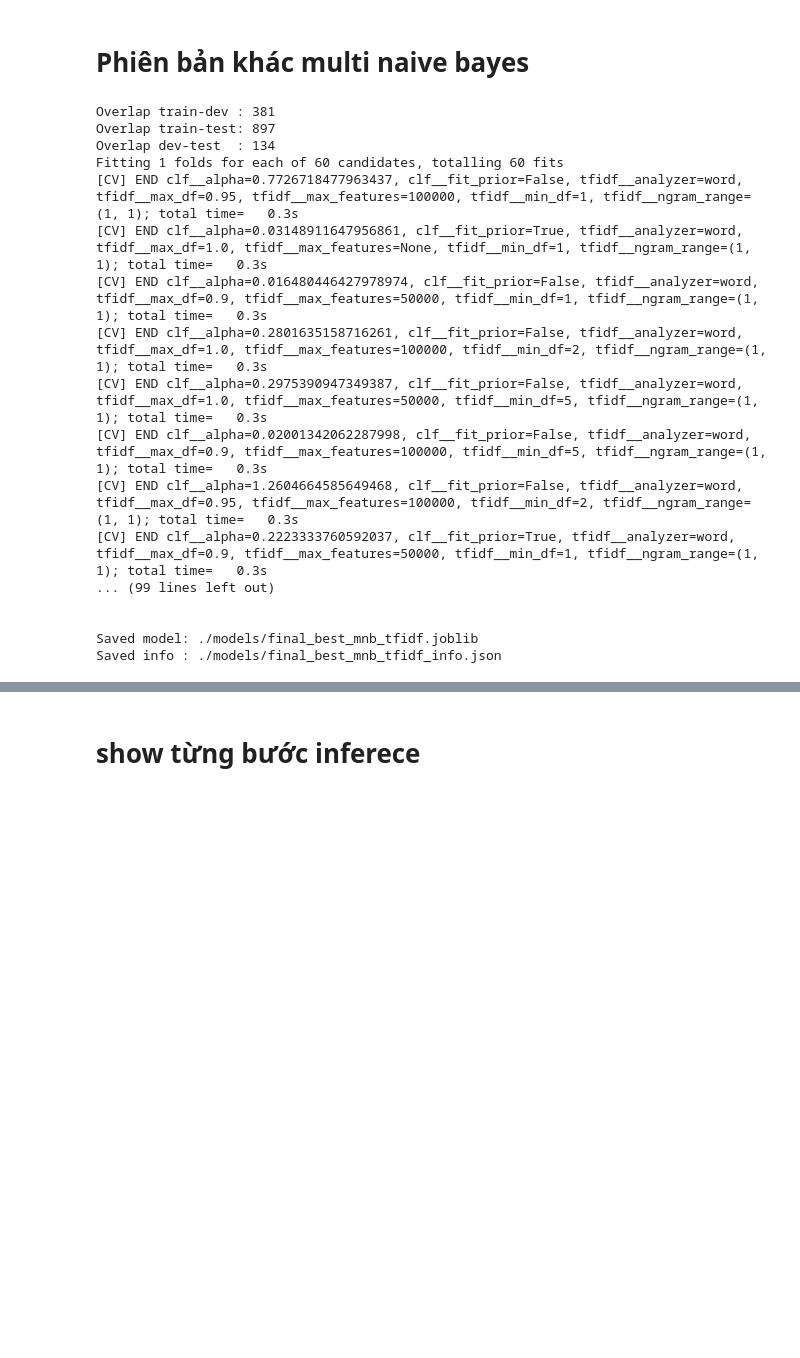
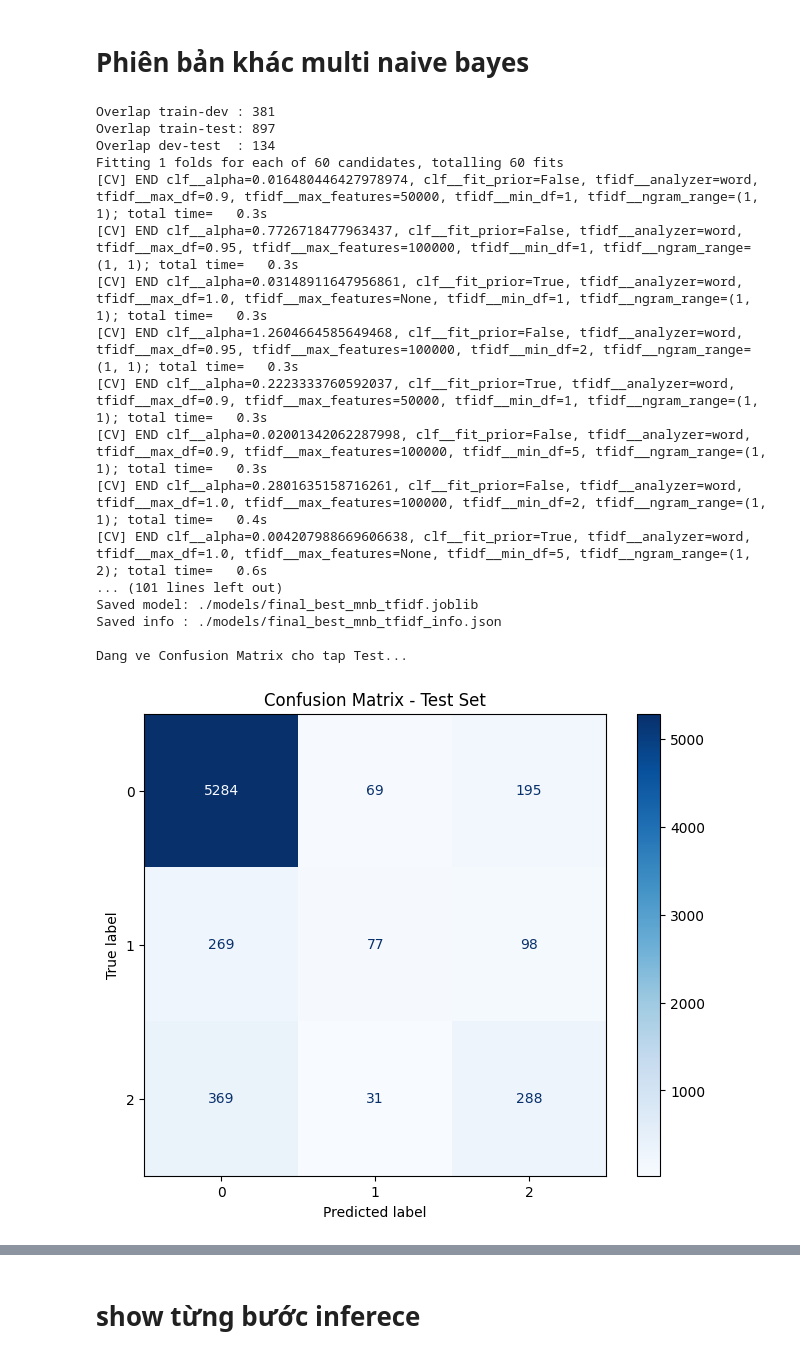
Before and after one commit to leducthanh041/CS221_NLP_SA, a Jupyter notebook: navie_bayes.ipynb, the cells around one changed output, grey strips where cells are left out. Cells and saved outputs as stored; diff of their text form; code cells hidden in the pictures; blank space fills up the shorter version.

```diff
--- a/navie_bayes.ipynb
+++ b/navie_bayes.ipynb
@@ -178,37 +178,66 @@ eval_and_print("TEST (train-only final)", y_test, test_pred)
 
 
 # ===================== SAVE =====================
 Path(os.path.dirname(SAVE_MODEL_PATH)).mkdir(parents=True, exist_ok=True)
 joblib.dump(final_model, SAVE_MODEL_PATH)
 
 info = {
     "model": "TFIDF + MultinomialNB",
     "best_tag": best_tag,
     "best_params": best_params,
     "best_dev_score": float(best_dev_score),
     "test_f1_macro": float(f1_score(y_test, test_pred, average="macro")),
     "test_acc": float(accuracy_score(y_test, test_pred)),
 }
 with open(SAVE_INFO_PATH, "w", encoding="utf-8") as f:
     json.dump(info, f, ensure_ascii=False, indent=2)
 
 print(f"\nSaved model: {SAVE_MODEL_PATH}")
 print(f"Saved info : {SAVE_INFO_PATH}")
+
+import matplotlib.pyplot as plt
+from sklearn.metrics import ConfusionMatrixDisplay
+
+# ===================== PLOT CONFUSION MATRIX =====================
+def plot_cm(model, X, y_true, title="Confusion Matrix"):
+    """
+    Vẽ Confusion Matrix dạng Heatmap chuẩn của Sklearn
+    """
+    fig, ax = plt.subplots(figsize=(8, 6))
+
+    # Vẽ CM từ model và dữ liệu
+    ConfusionMatrixDisplay.from_estimator(
+        model,
+        X,
+        y_true,
+        cmap='Blues',      # Tông màu xanh
+        values_format='d', # Hiển thị số nguyên
+        ax=ax
+    )
+
+    plt.title(title)
+    plt.grid(False) # Tắt lưới background để đỡ rối
+    plt.show()
+
+# Gọi hàm vẽ cho tập Test
+print("\nDang ve Confusion Matrix cho tap Test...")
+plot_cm(final_model, X_test, y_test, title="Confusion Matrix - Test Set")
 # %% [output]
 Overlap train-dev : 381
 Overlap train-test: 897
 Overlap dev-test  : 134
 Fitting 1 folds for each of 60 candidates, totalling 60 fits
+[CV] END clf__alpha=0.016480446427978974, clf__fit_prior=False, tfidf__analyzer=word, tfidf__max_df=0.9, tfidf__max_features=50000, tfidf__min_df=1, tfidf__ngram_range=(1, 1); total time=   0.3s
 [CV] END clf__alpha=0.7726718477963437, clf__fit_prior=False, tfidf__analyzer=word, tfidf__max_df=0.95, tfidf__max_features=100000, tfidf__min_df=1, tfidf__ngram_range=(1, 1); total time=   0.3s
 [CV] END clf__alpha=0.03148911647956861, clf__fit_prior=True, tfidf__analyzer=word, tfidf__max_df=1.0, tfidf__max_features=None, tfidf__min_df=1, tfidf__ngram_range=(1, 1); total time=   0.3s
-[CV] END clf__alpha=0.016480446427978974, clf__fit_prior=False, tfidf__analyzer=word, tfidf__max_df=0.9, tfidf__max_features=50000, tfidf__min_df=1, tfidf__ngram_range=(1, 1); total time=   0.3s
-[CV] END clf__alpha=0.2801635158716261, clf__fit_prior=False, tfidf__analyzer=word, tfidf__max_df=1.0, tfidf__max_features=100000, tfidf__min_df=2, tfidf__ngram_range=(1, 1); total time=   0.3s
-[CV] END clf__alpha=0.2975390947349387, clf__fit_prior=False, tfidf__analyzer=word, tfidf__max_df=1.0, tfidf__max_features=50000, tfidf__min_df=5, tfidf__ngram_range=(1, 1); total time=   0.3s
-[CV] END clf__alpha=0.02001342062287998, clf__fit_prior=False, tfidf__analyzer=word, tfidf__max_df=0.9, tfidf__max_features=100000, tfidf__min_df=5, tfidf__ngram_range=(1, 1); total time=   0.3s
 [CV] END clf__alpha=1.2604664585649468, clf__fit_prior=False, tfidf__analyzer=word, tfidf__max_df=0.95, tfidf__max_features=100000, tfidf__min_df=2, tfidf__ngram_range=(1, 1); total time=   0.3s
 [CV] END clf__alpha=0.2223333760592037, clf__fit_prior=True, tfidf__analyzer=word, tfidf__max_df=0.9, tfidf__max_features=50000, tfidf__min_df=1, tfidf__ngram_range=(1, 1); total time=   0.3s
-... (99 lines left out)
-
-
+[CV] END clf__alpha=0.02001342062287998, clf__fit_prior=False, tfidf__analyzer=word, tfidf__max_df=0.9, tfidf__max_features=100000, tfidf__min_df=5, tfidf__ngram_range=(1, 1); total time=   0.3s
+[CV] END clf__alpha=0.2801635158716261, clf__fit_prior=False, tfidf__analyzer=word, tfidf__max_df=1.0, tfidf__max_features=100000, tfidf__min_df=2, tfidf__ngram_range=(1, 1); total time=   0.4s
+[CV] END clf__alpha=0.004207988669606638, clf__fit_prior=True, tfidf__analyzer=word, tfidf__max_df=1.0, tfidf__max_features=None, tfidf__min_df=5, tfidf__ngram_range=(1, 2); total time=   0.6s
+... (101 lines left out)
 Saved model: ./models/final_best_mnb_tfidf.joblib
 Saved info : ./models/final_best_mnb_tfidf_info.json
+
+Dang ve Confusion Matrix cho tap Test...
+[figure, added]
```
Also changed, not shown: parts of 2 cells of this notebook.
